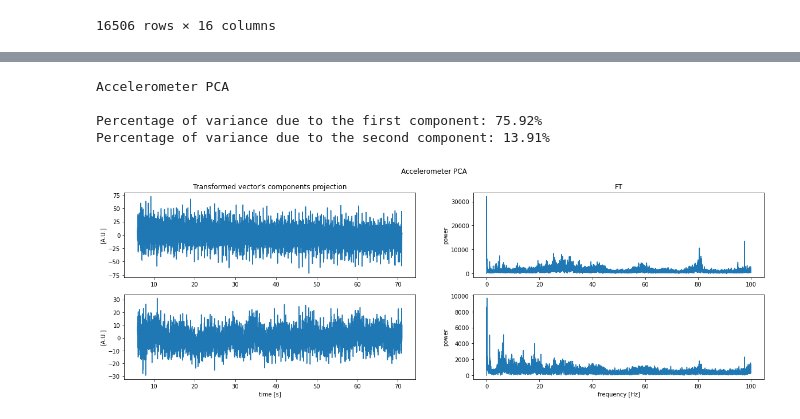
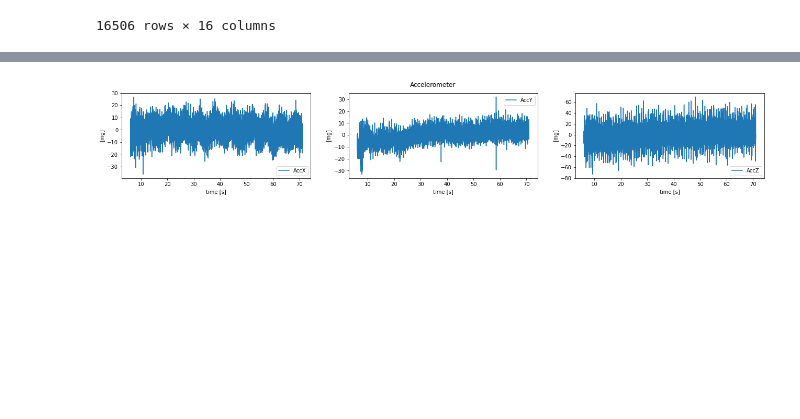
Before and after one commit to zanocrate/LCP_projects_Y4, a Jupyter notebook: Raffo_draft2.ipynb, the cells around one changed output, grey strips where cells are left out. Drawn from its saved outputs; the diff is of its cells as text; code cells hidden in the pictures; blank space fills up the shorter version.

Commit message:
funzione per pulire i dati, funzione per la PCA e funzione per i grafici

```diff
--- a/Raffo_draft2.ipynb
+++ b/Raffo_draft2.ipynb
@@ -197,3 +54,16 @@ Percentage of variance due to the second component: 10.23%
+# %%
+def sensor_plot(data_frame, sensor, title, unit):
+
+    #funzione che plotta gli assi dei sensori
+    #title è una stringa
+    #unit è una stringa (tipo '[mg]')
+    #sensor vuole qualcosa del tipo "acc_columns = ['AccX','AccY','AccZ']"
+
+    figure, axes = plt.subplots(1, 3, figsize=(22,3))
+    figure.suptitle(title)
+
+    for i in range(3):
+        data_frame.plot(ax=axes[i],y=sensor[i], ylabel= unit, xlabel='time [s]')
 # %%
 def clean_up(data_frame, sensor):
 
@@ -255,8 +150,4 @@ def PCA_plot (data_frame,sensor,title):
 # %%
-PCA_plot(data,acc_columns,'Accelerometer PCA')
+sensor_plot(data,acc_columns,'Accelerometer','[mg]')
 # %% [output]
-Accelerometer PCA
-
-Percentage of variance due to the first component: 75.92%
-Percentage of variance due to the second component: 13.91%
-[figure, old version]
+[figure, new version]
```
Also changed, not shown: parts of 8 cells of this notebook.
